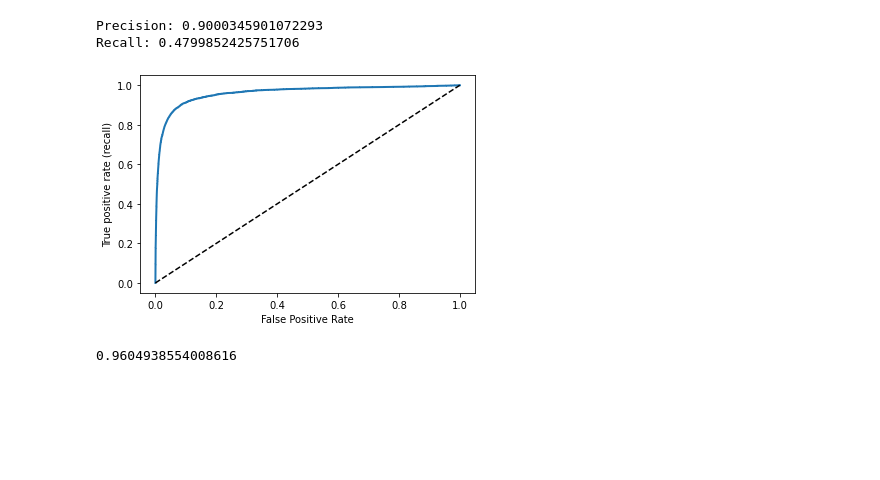
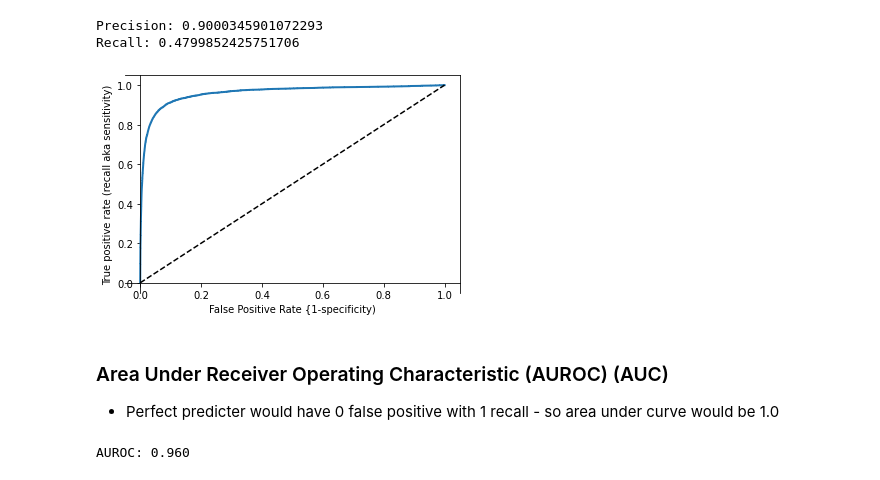
Before and after one commit to Longs/Ch3, a Jupyter notebook: mnist.ipynb, the cells around one changed output. Saved outputs shown, nothing was run; the diff lists cells and outputs as text; code cells hidden in the pictures; blank space fills up the shorter version.

```diff
--- a/mnist.ipynb
+++ b/mnist.ipynb
@@ -116,23 +125,30 @@ Recall: 0.4799852425751706
 # %%
 #ROC curve
 from sklearn.metrics import roc_curve
 
 fpr, tpr, thresholds = roc_curve(y_train_5, y_scores)
 
 def plot_roc_curve(fpr, tpr, label=None):
     plt.plot(fpr,tpr,linewidth=2,label=label)
     plt.plot([0,1],[0,1],'k--')
-    plt.xlabel("False Positive Rate")
-    plt.ylabel("True positive rate (recall)")
+    ax = plt.gca() #Get Current Axes
+    ax.spines['left'].set_position('zero')
+    ax.spines['bottom'].set_position('zero')
+    plt.xlabel("False Positive Rate {1-specificity)")
+    plt.ylabel("True positive rate (recall aka sensitivity)")
     plt.show()
 
 plot_roc_curve(fpr, tpr)
 # %% [output]
-[figure, old version]
+[figure, new version]
+# %% [markdown]
+### Area Under Receiver Operating Characteristic (AUROC) (AUC)
+
+* Perfect predicter would have 0 false positive with 1 recall - so area under curve would be 1.0
 # %%
-#AUROC - perfect classifier will have AUROC of 1, random will have AUROC 0.5
+
 from sklearn.metrics import roc_auc_score
 
-roc_auc_score(y_train_5,y_scores)
+print(f"AUROC: {roc_auc_score(y_train_5,y_scores):.3f}")
 # %% [output]
-0.9604938554008616
+AUROC: 0.960
```
Also changed, not shown: parts of 7 cells of this notebook.
